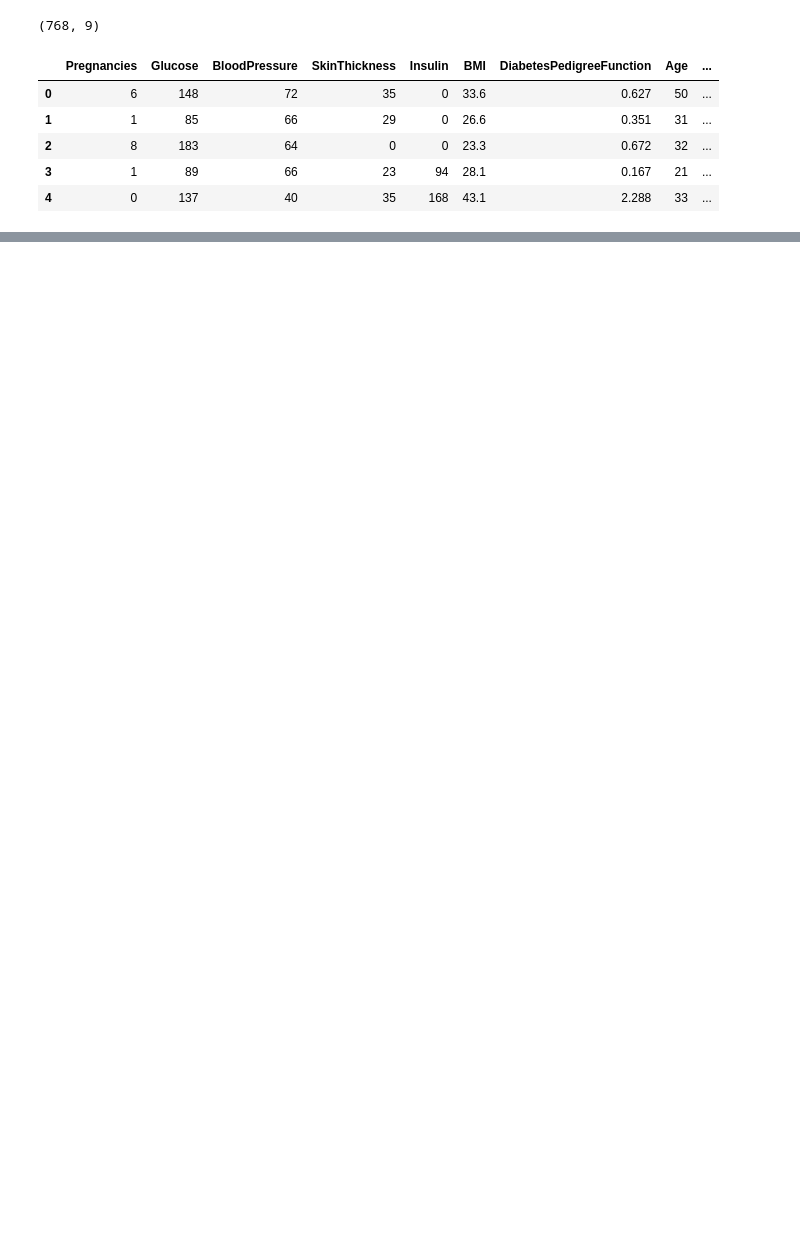
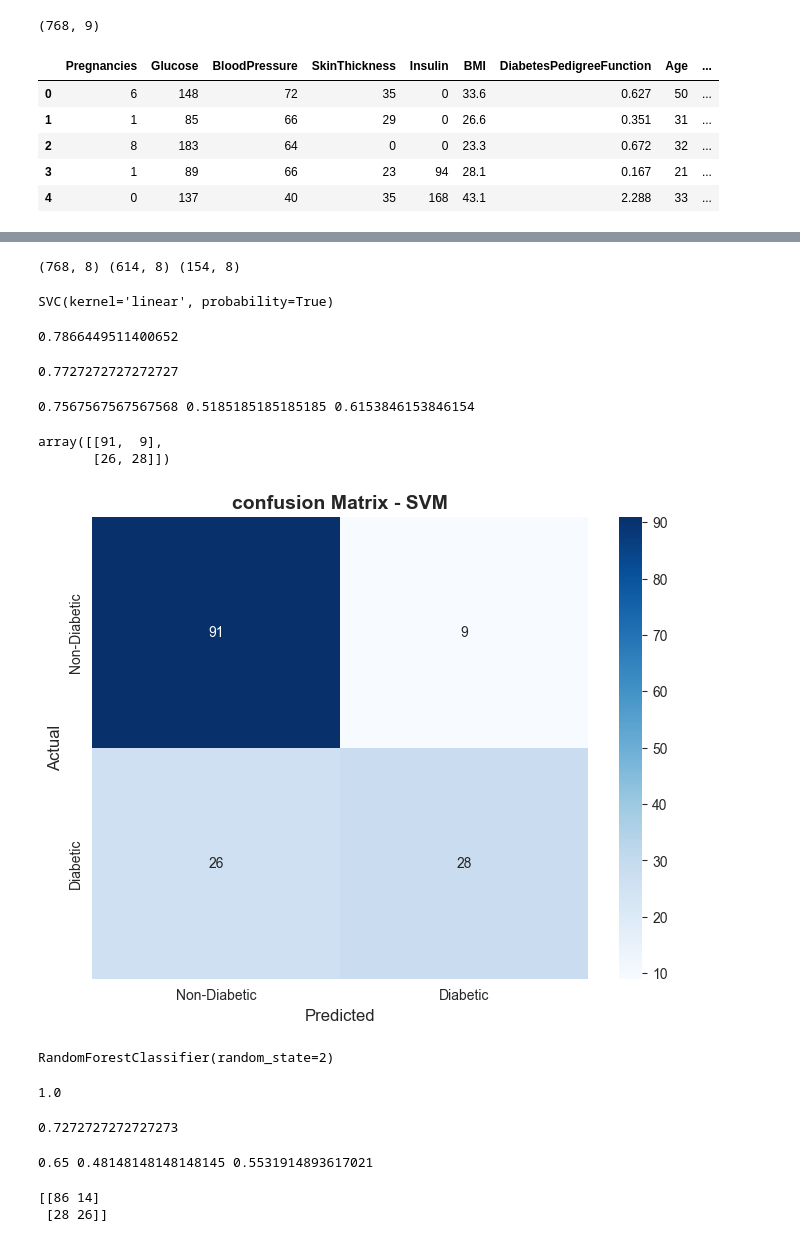
Before and after one commit to AI-Vijay/Diabetes-Prediction-for-ML, a Jupyter notebook: Diabetes.ipynb, the cells around one changed output, grey strips where cells are left out. Saved outputs shown, nothing was run; the diff lists cells and outputs as text; code cells hidden in the pictures; blank space fills up the shorter version.

Commit message:
model training complete

```diff
--- a/Diabetes.ipynb
+++ b/Diabetes.ipynb
@@ -42,0 +151,54 @@ diabetes_dataset.describe()
+# %%
+x_train,x_test,y_train,y_test = train_test_split(x,y,test_size=0.2,stratify=y,random_state=2)
+print(x.shape,x_train.shape,x_test.shape)
+# %% [output]
+(768, 8) (614, 8) (154, 8)
+# %%
+classifier = svm.SVC(kernel='linear',probability=True)
+classifier.fit(x_train,y_train)
+# %% [output]
+SVC(kernel='linear', probability=True)
+# %%
+x_train_prediction = classifier.predict(x_train)
+train_data_accuracy = accuracy_score(x_train_prediction,y_train)
+train_data_accuracy
+# %% [output]
+0.7866449511400652
+# %%
+x_test_prediction = classifier.predict(x_test)
+test_data_accuracy = accuracy_score(x_test_prediction,y_test)
+test_data_accuracy
+# %% [output]
+0.7727272727272727
+# %%
+precision = precision_score(y_test,x_test_prediction)
+recall = recall_score(y_test,x_test_prediction)
+f1 = f1_score(y_test,x_test_prediction)
+
+print(precision,recall,f1)
+# %% [output]
+0.7567567567567568 0.5185185185185185 0.6153846153846154
+# %%
+cm_svm = confusion_matrix(y_test,x_test_prediction)
+cm_svm
+# %% [output]
+array([[91,  9],
+       [26, 28]])
+# %%
+plt.figure(figsize=(8, 6))
+sns.heatmap(cm_svm, annot=True, fmt='d', cmap='Blues',
+            xticklabels=['Non-Diabetic', 'Diabetic'],
+            yticklabels=['Non-Diabetic', 'Diabetic'])
+
+plt.title('confusion Matrix - SVM', fontsize=14, fontweight='bold')
+plt.xlabel('Predicted', fontsize=12)
+plt.ylabel('Actual', fontsize=12)
+
+plt.show()
+# %% [output]
+[figure, added]
+# %%
+rf_classifier = RandomForestClassifier(n_estimators=100,random_state=2)
+rf_classifier.fit(x_train,y_train)
+# %% [output]
+RandomForestClassifier(random_state=2)
@@ -42,0 +207,5 @@ diabetes_dataset.describe()
+# %%
+training_data_accuracy_rf = accuracy_score(x_train_prediction_rf,y_train)
+training_data_accuracy_rf
+# %% [output]
+1.0
@@ -42,0 +215,4 @@ diabetes_dataset.describe()
+# %%
+test_data_accuracy_rf
+# %% [output]
+0.7272727272727273
@@ -42,0 +225,10 @@ diabetes_dataset.describe()
+# %%
+print(precision_rf,recall_rf,f1_rf)
+# %% [output]
+0.65 0.48148148148148145 0.5531914893617021
+# %%
+cm_rf = confusion_matrix(y_test,x_test_prediction_rf)
+print(cm_rf)
+# %% [output]
+[[86 14]
+ [28 26]]
```
Also changed, not shown: parts of 17 cells of this notebook, 3 other files.
